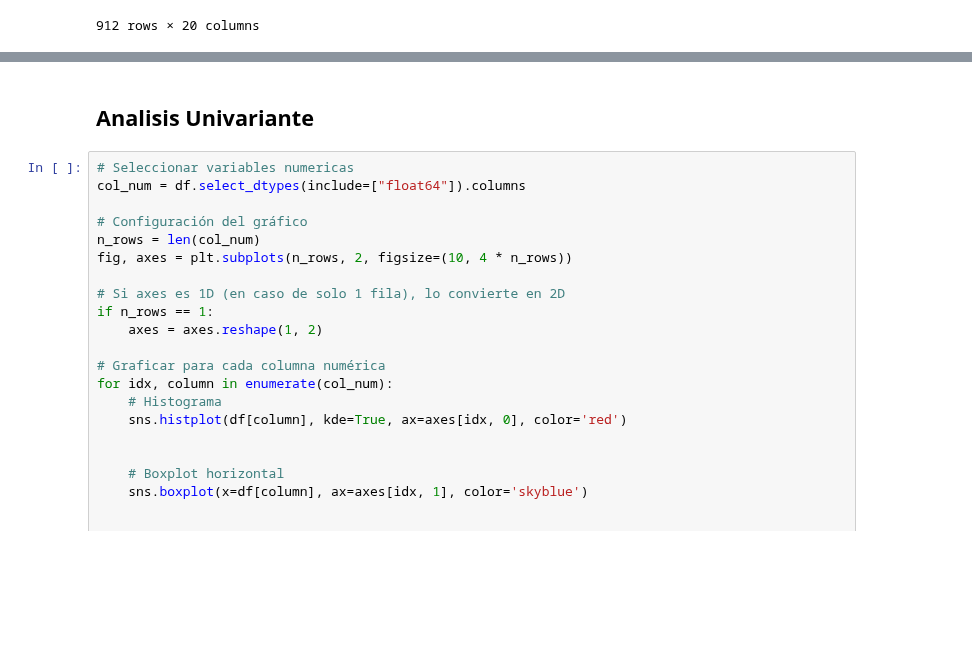
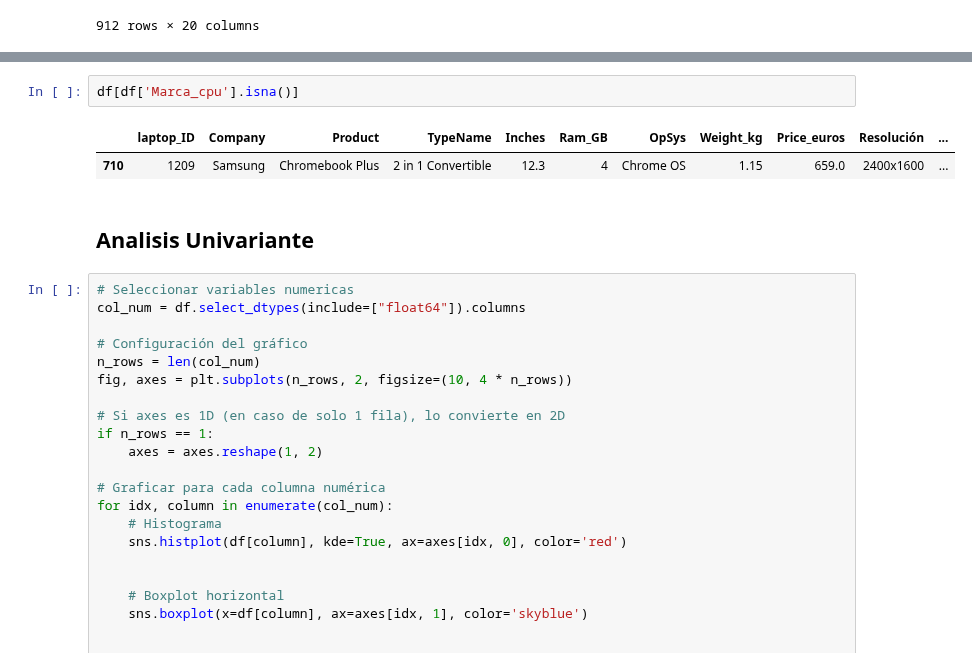
Before and after one commit to IsabelRomoBru/DS102024, a Jupyter notebook: ordenadores/ordenadores.ipynb, the cells around one changed output, grey strips where cells are left out. Drawn from its saved outputs; the diff is of its cells as text; blank space fills up the shorter version.

```diff
--- a/ordenadores/ordenadores.ipynb
+++ b/ordenadores/ordenadores.ipynb
@@ -698,3 +724,8 @@ df
+# %%
+df[df['Marca_cpu'].isna()]
+# %% [output]
+|  | laptop_ID | Company | Product | TypeName | Inches | Ram_GB | OpSys | Weight_kg | Price_euros | Resolución | ... |
+| 710 | 1209 | Samsung | Chromebook Plus | 2 in 1 Convertible | 12.3 | 4 | Chrome OS | 1.15 | 659.0 | 2400x1600 | ... |
 # %% [markdown]
 ## Analisis Univariante
 # %%
```
Also changed, not shown: parts of 4 cells of this notebook, 2 other files.
